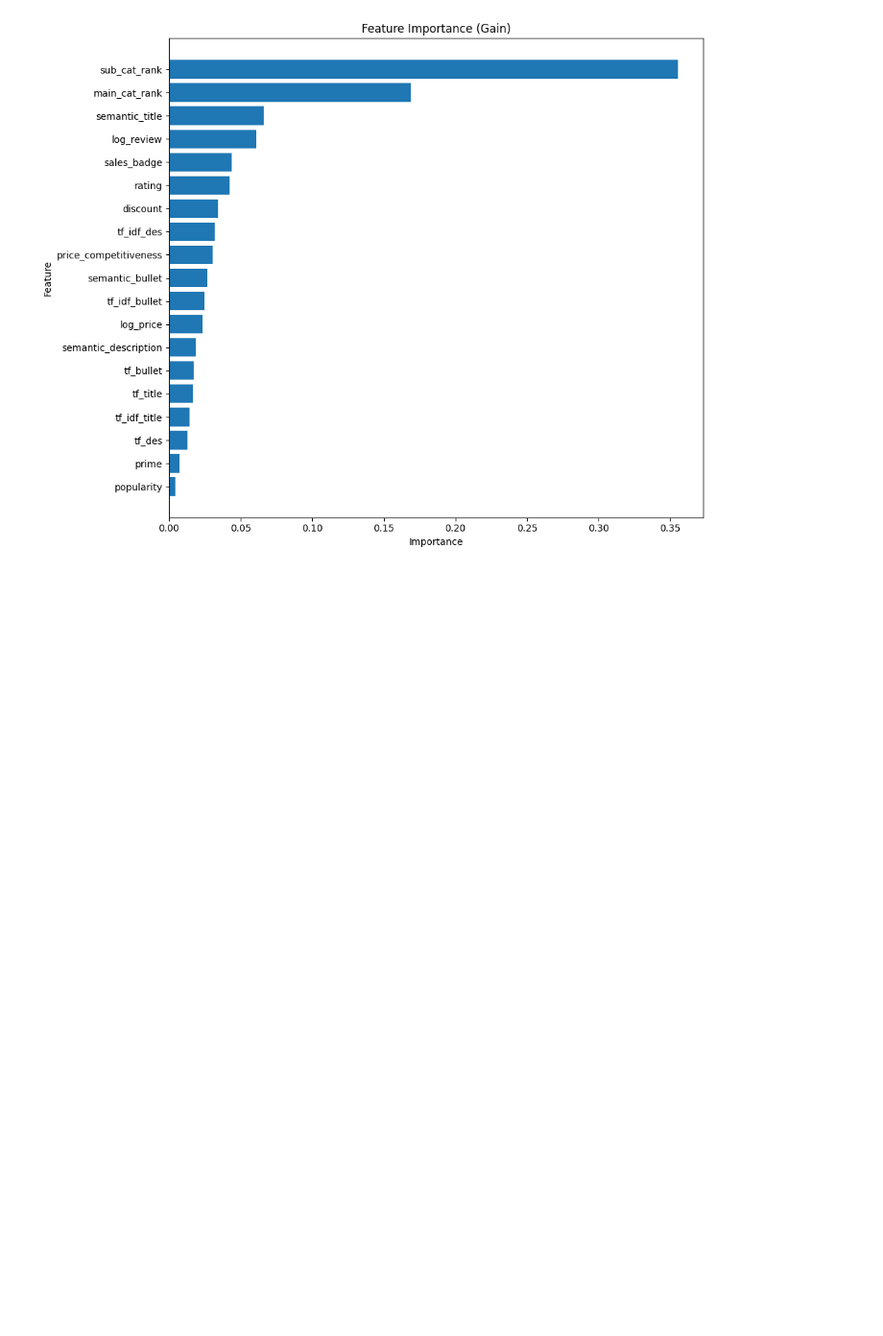
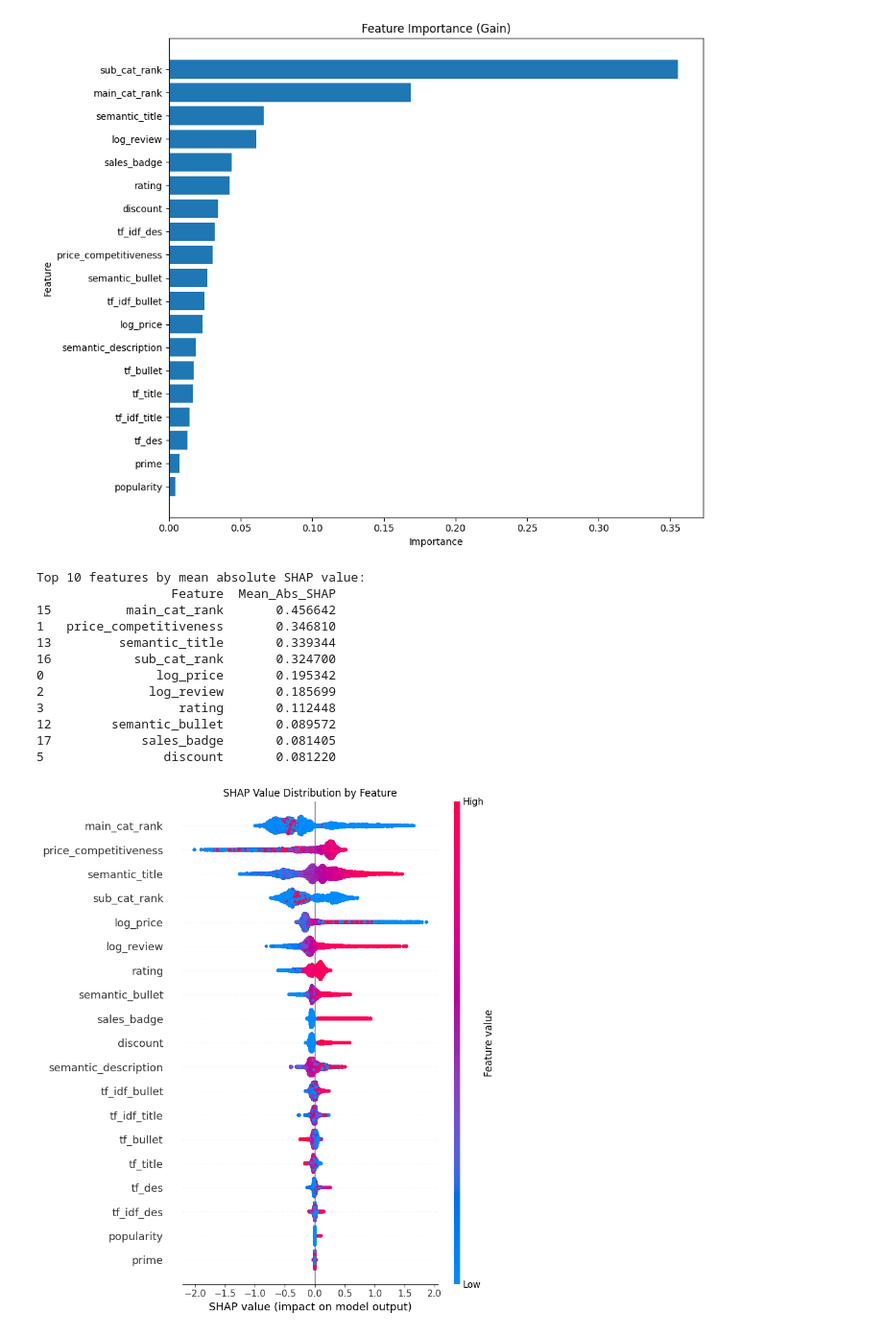
Before and after one commit to thaochithai/amazon-ltr-survival-analysis, a Jupyter notebook: ltr-gbt-lambdamart-model/ltr-gbt-lambdamart.ipynb, the cells around one changed output. Shown: that part at 96% size. Saved outputs shown, nothing was run; the diff lists cells and outputs as text; code cells hidden in the pictures; blank space fills up the shorter version.

```diff
--- a/ltr-gbt-lambdamart-model/ltr-gbt-lambdamart.ipynb
+++ b/ltr-gbt-lambdamart-model/ltr-gbt-lambdamart.ipynb
@@ -887,17 +904,42 @@ plot importance analysis...
 # %%
 # SHAP feature importance
 # use the TreeExplainer
 explainer = shap.TreeExplainer(model_best)
 shap_values = explainer.shap_values(X_test)
 
+# average absolute SHAP values
+mean_abs_shap = np.abs(shap_values).mean(axis=0)
+shap_importance_df = pd.DataFrame({
+    'Feature': feature_cols,
+    'Mean_Abs_SHAP': mean_abs_shap
+}).sort_values('Mean_Abs_SHAP', ascending=False)
 
+print("\nTop 10 features by mean absolute SHAP value:")
+print(shap_importance_df.head(10))
+
+# to csv
+shap_importance_df.to_csv("SHAP_fi_csv")
 
 # SHAP summary plot with dot plot
 plt.figure(figsize=(10, 10))
 shap.summary_plot(shap_values, X_test, show=False)
 plt.title("SHAP Value Distribution by Feature")
 plt.tight_layout()
 plt.show()
+# %% [output]
+Top 10 features by mean absolute SHAP value:
+                  Feature  Mean_Abs_SHAP
+15          main_cat_rank       0.456642
+1   price_competitiveness       0.346810
+13         semantic_title       0.339344
+16           sub_cat_rank       0.324700
+0               log_price       0.195342
+2              log_review       0.185699
+3                  rating       0.112448
+12        semantic_bullet       0.089572
+17            sales_badge       0.081405
+5                discount       0.081220
+[figure, added]
 # %%
 # break rank into different group
 high_rank_idx = np.where(actual_ranks_test <= 10)[0][0]  # High-ranked product
```
Also changed, not shown: parts of 6 cells of this notebook, 1 other file.
